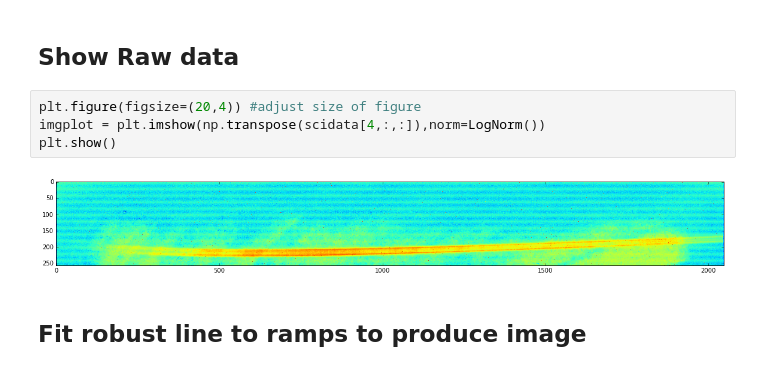
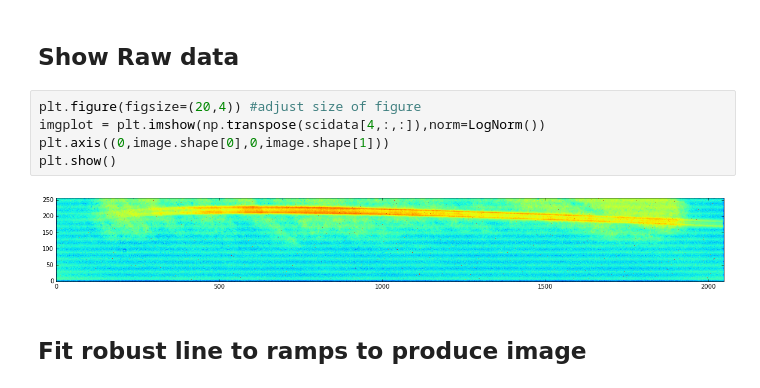
Before and after one commit to jasonfrowe/JWSTNIRISS, a Jupyter notebook: Examples and Checks.ipynb, the cells around one changed output. Cells and saved outputs as stored; diff of their text form.

```diff
--- a/Examples and Checks.ipynb
+++ b/Examples and Checks.ipynb
@@ -35,9 +43,10 @@ scidata=jw.read_datacube("samples/cube-700-CLR.fits")
 # %%
 plt.figure(figsize=(20,4)) #adjust size of figure
 imgplot = plt.imshow(np.transpose(scidata[4,:,:]),norm=LogNorm())
+plt.axis((0,image.shape[0],0,image.shape[1]))
 plt.show()
 # %% [output]
-[figure, old version]
+[figure, new version]
 # %% [markdown]
 ## Fit robust line to ramps to produce image
 # %%
```
Also changed, not shown: parts of 12 cells of this notebook, 5 other files.
